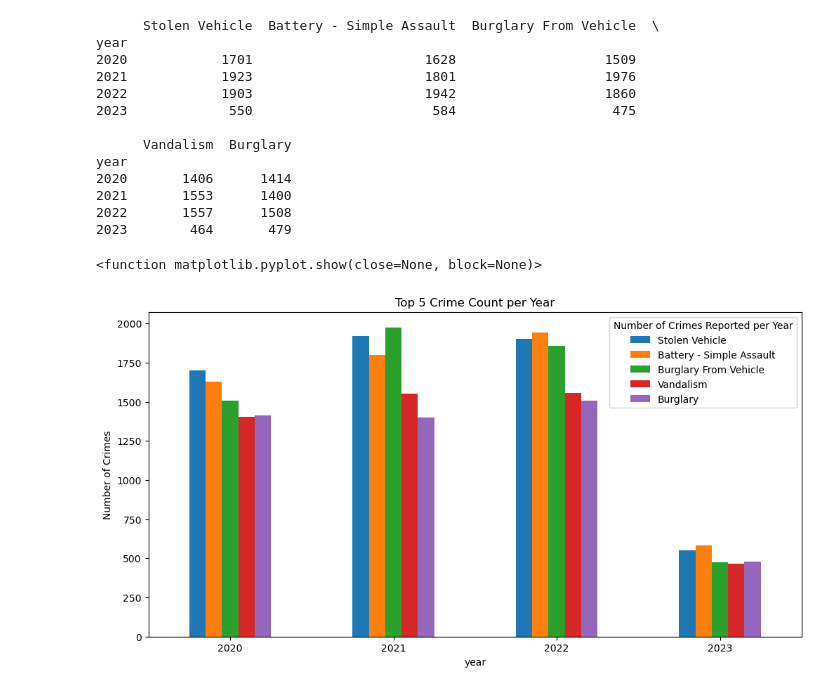
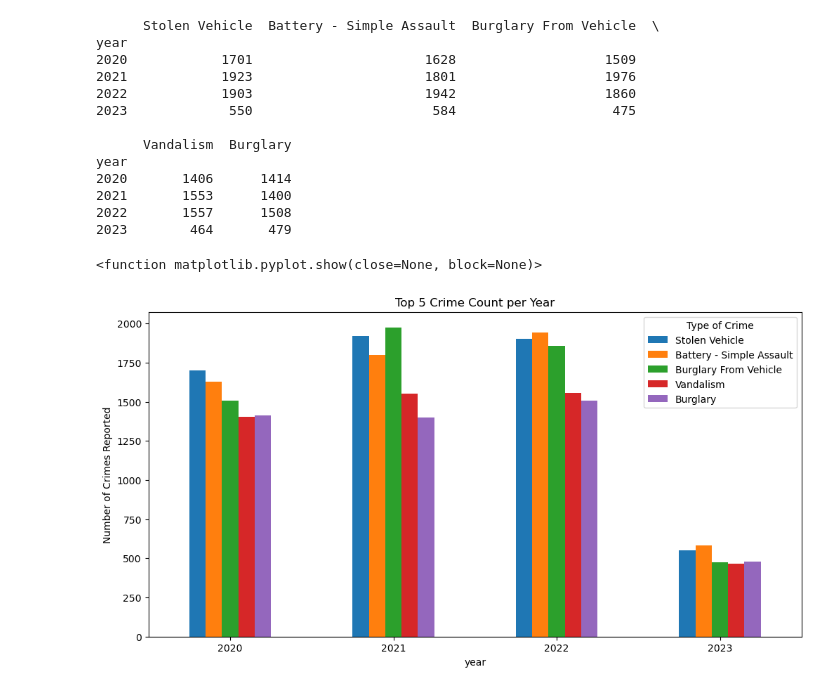
Before and after one commit to tdanh2018/datavoyager, a Jupyter notebook: cv_data.ipynb, the cells around one changed output. Saved outputs shown, nothing was run; the diff lists cells and outputs as text; code cells hidden in the pictures.

```diff
--- a/cv_data.ipynb
+++ b/cv_data.ipynb
@@ -483,11 +347,11 @@ year
 2023        464       479
 # %%
 ax = top5_count_df.plot.bar(rot=0, figsize=(12, 6))
-ax.set_ylabel("Number of Crimes")
+ax.set_ylabel("Number of Crimes Reported")
 ax.set_title("Top 5 Crime Count per Year")
-plt.legend(title="Number of Crimes Reported per Year")
+plt.legend(title="Type of Crime")
 
 plt.show
 # %% [output]
 <function matplotlib.pyplot.show(close=None, block=None)>
-[figure, old version]
+[figure, new version]
```
Also changed, not shown: parts of 12 cells of this notebook.
